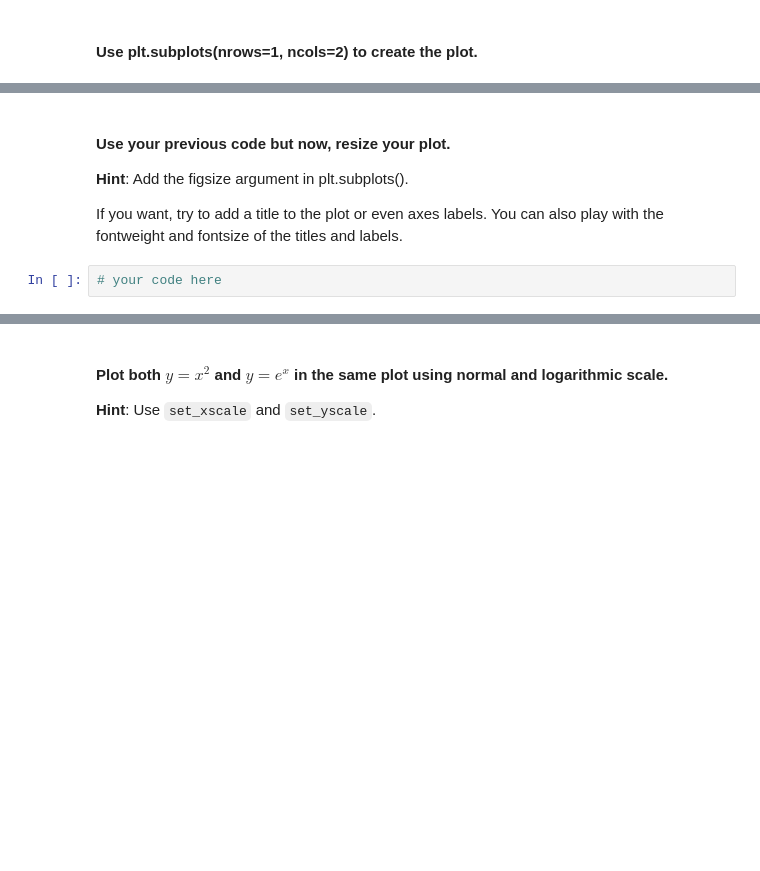
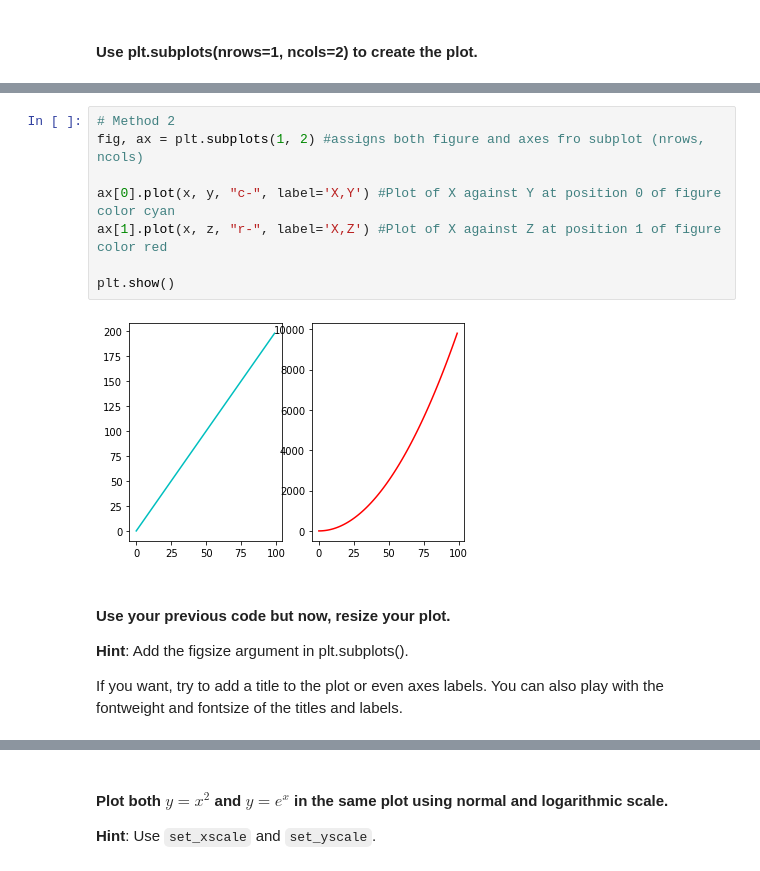
Before and after one commit to ta-data-lis/lab-matplotlib-seaborn, a Jupyter notebook: your-code/main.ipynb, the cells around one changed output, grey strips where cells are left out. Saved outputs shown, nothing was run; the diff lists cells and outputs as text; blank space fills up the shorter version.

```diff
--- a/your-code/main.ipynb
+++ b/your-code/main.ipynb
@@ -29,7 +43,15 @@ Also, play around with the linewidth and style. Use the ones you're most happy w
+# %%
+# Method 2
+fig, ax = plt.subplots(1, 2) #assigns both figure and axes fro subplot (nrows, ncols)
+
+ax[0].plot(x, y, "c-", label='X,Y') #Plot of X against Y at position 0 of figure color cyan
+ax[1].plot(x, z, "r-", label='X,Z') #Plot of X against Z at position 1 of figure color red
+
+plt.show()
+# %% [output]
+[figure, added]
 # %% [markdown]
 #### Use your previous code but now, resize your plot.
 **Hint**: Add the figsize argument in plt.subplots().
 
 If you want, try to add a title to the plot or even axes labels. You can also play with the fontweight and fontsize of the titles and labels.
-# %%
-# your code here
```
Also changed, not shown: parts of 50 cells of this notebook, 1 other file.
